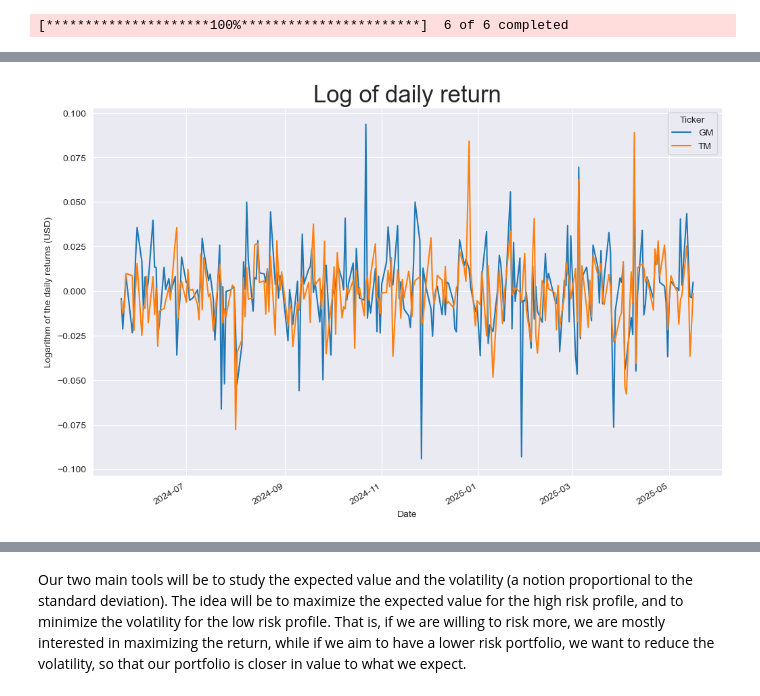
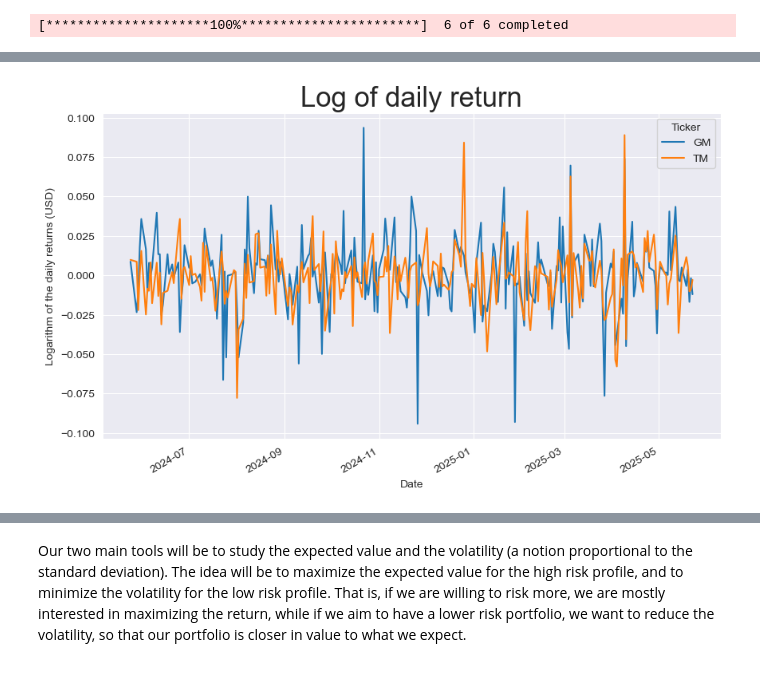
Before and after one commit to danieldelarivam/quant_erdos, a Jupyter notebook: Mini Projects/Mini Project 1.ipynb, the cells around one changed output, grey strips where cells are left out. Cells and saved outputs as stored; diff of their text form; code cells hidden in the pictures.

```diff
--- a/Mini Projects/Mini Project 1.ipynb
+++ b/Mini Projects/Mini Project 1.ipynb
@@ -67,10 +67,10 @@ daily_returns
 # %%
-daily_returns.plot(y=['GM', 'TM'], figsize=(12,8), grid=True)
+daily_returns.plot(y=['GM', 'TM'], figsize=(10,6), grid=True)
 plt.title(f'Log of daily return', size = 25)
 plt.ylabel('Logarithm of the daily returns (USD)')
 plt.show()
 # %% [output]
-[figure, old version]
+[figure, new version]
 # %%
 annualized_expectation = {ticker: np.mean(daily_returns[ticker]) for ticker in tickers}
 annualized_volatility = {ticker: np.std(daily_returns[ticker])*np.sqrt(252) for ticker in tickers}
```
Also changed, not shown: parts of 10 cells of this notebook.
